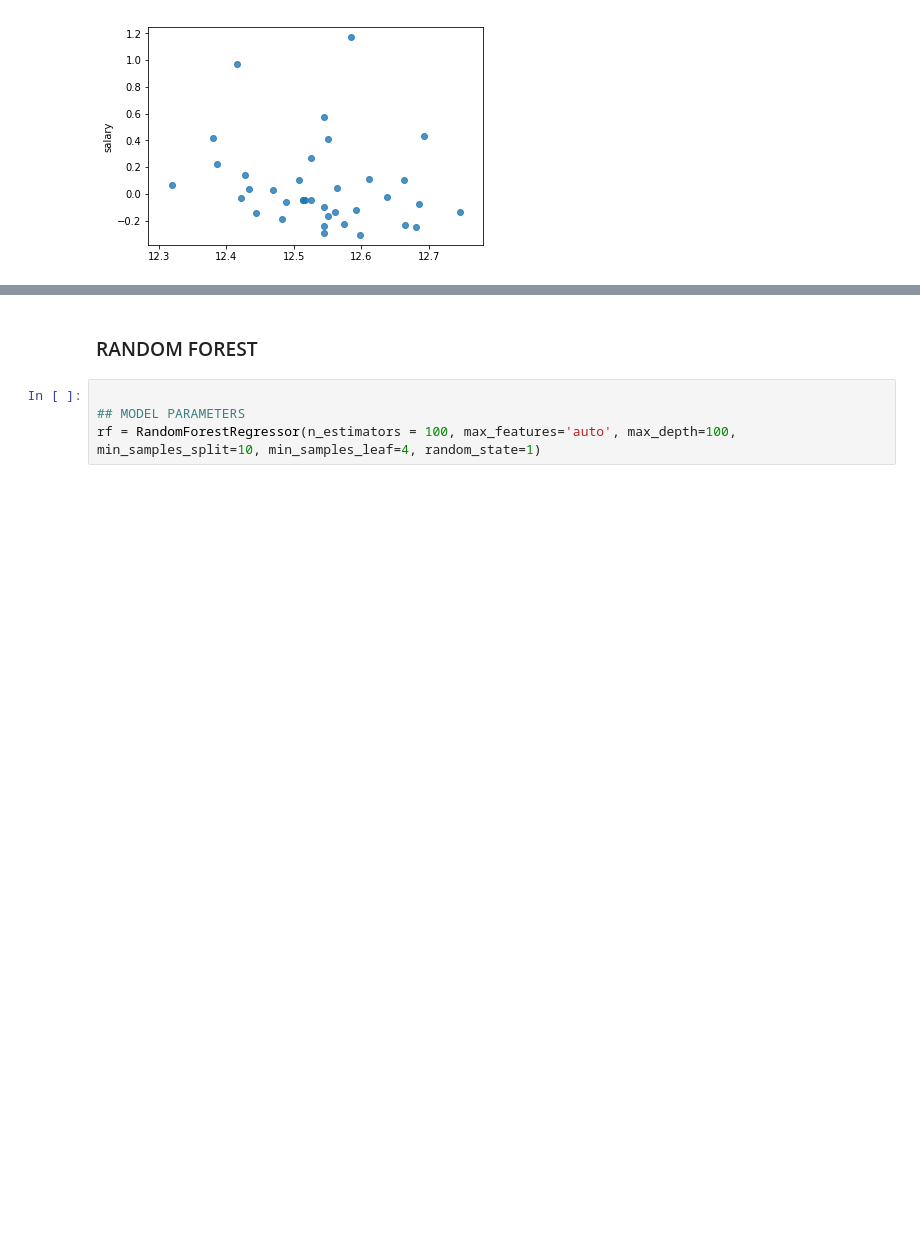
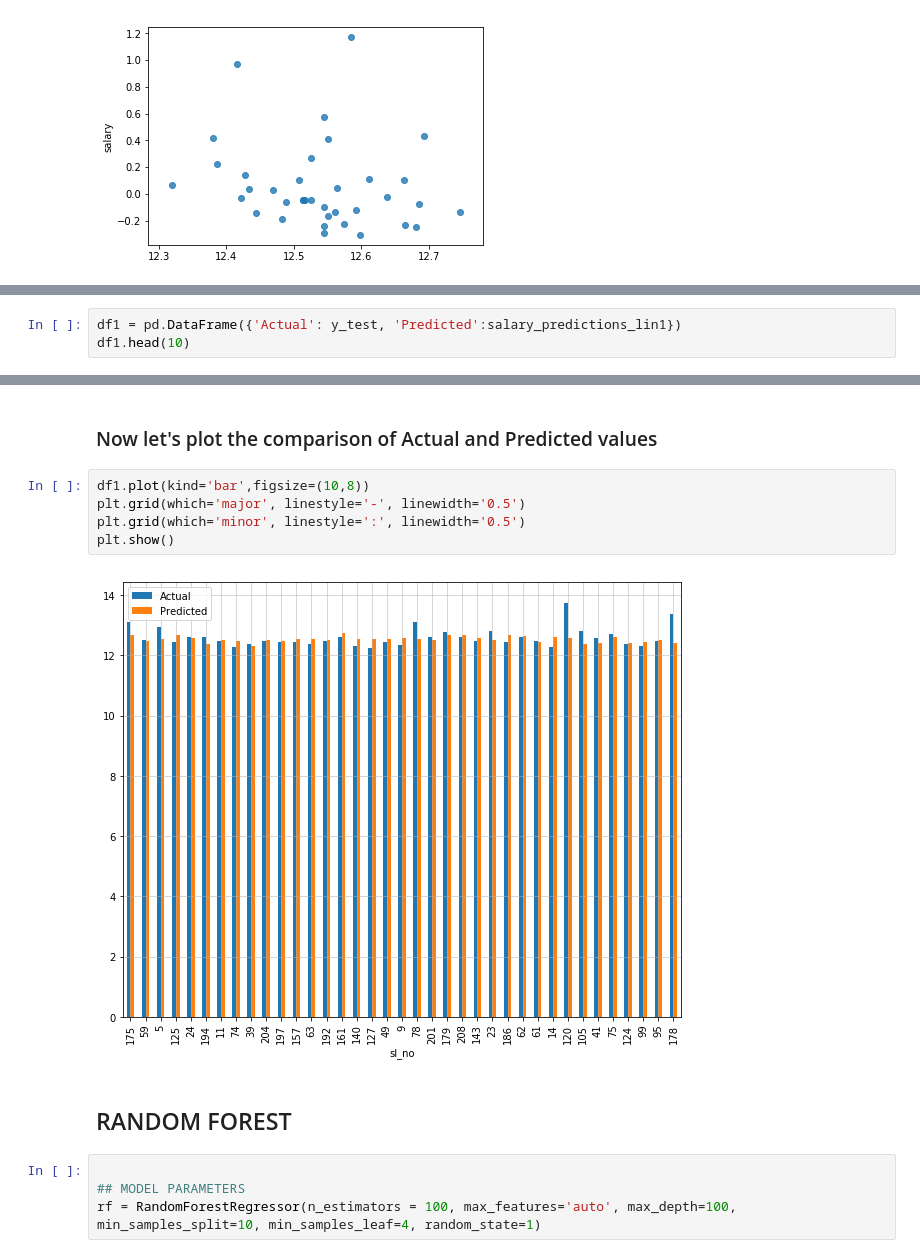
Before and after one commit to ShuklaPrashant21/Campus_Recruitment, a Jupyter notebook: Campus_Recruitment_Analysis.ipynb, the cells around one changed output, grey strips where cells are left out. Cells and saved outputs as stored; diff of their text form; blank space fills up the shorter version.

```diff
--- a/Campus_Recruitment_Analysis.ipynb
+++ b/Campus_Recruitment_Analysis.ipynb
@@ -450,0 +473,3 @@ Name: salary, dtype: float64
+# %%
+df1 = pd.DataFrame({'Actual': y_test, 'Predicted':salary_predictions_lin1})
+df1.head(10)
@@ -451,5 +489,14 @@ Name: salary, dtype: float64
+# %% [markdown]
+### Now let's plot the comparison of Actual and Predicted values
+# %%
+df1.plot(kind='bar',figsize=(10,8))
+plt.grid(which='major', linestyle='-', linewidth='0.5')
+plt.grid(which='minor', linestyle=':', linewidth='0.5')
+plt.show()
+# %% [output]
+[figure, added]
 # %% [markdown]
-### RANDOM FOREST
+## RANDOM FOREST
 # %%
 
 ## MODEL PARAMETERS
```
Also changed, not shown: parts of 15 cells of this notebook.
